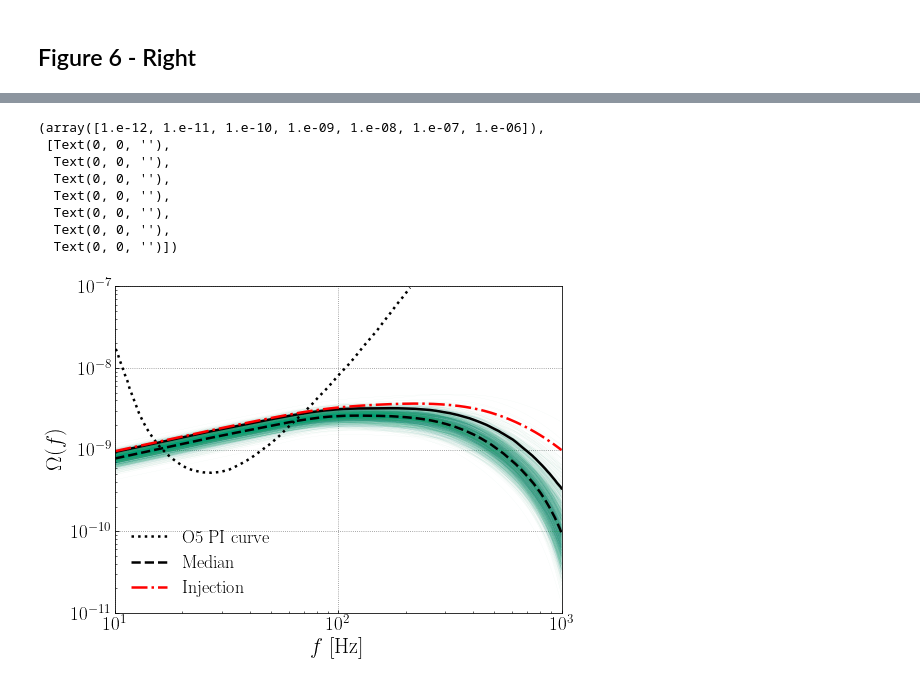
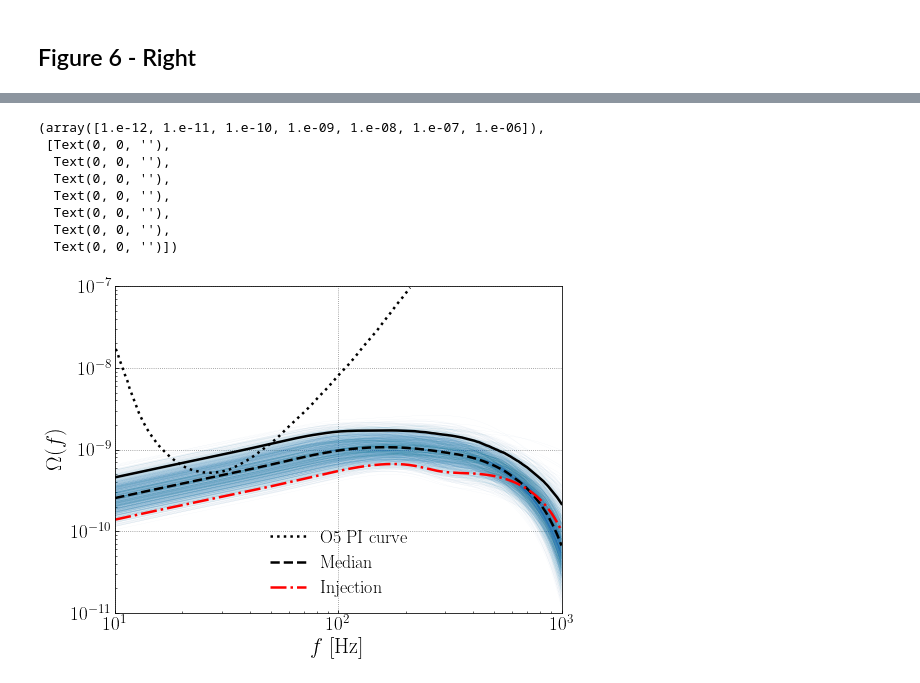
Before and after one commit to kevinturbang/bbh_gwb_time_delay_inference, a Jupyter notebook: figures/reproduce_figure_6.ipynb, the cells around one changed output, grey strips where cells are left out. Cells and saved outputs as stored; diff of their text form; code cells hidden in the pictures.

```diff
--- a/figures/reproduce_figure_6.ipynb
+++ b/figures/reproduce_figure_6.ipynb
@@ -109,10 +109,10 @@ R_inj_det = R20_det*merger_rate_tmp/rate_02_tmp
 # %%
 for ii in range(nTraces):
-    plt.plot(zs,p_z_CBC_GWB_MD_O5_detectable[ii],color=my_palette[2],lw=0.15,alpha=0.1)
-plt.plot(grid,np.quantile(p_z_CBC_GWB_MD_O5_detectable,0.05,axis=0),color='k', lw=2.5, alpha=1)
-plt.plot(grid,np.quantile(p_z_CBC_GWB_MD_O5_detectable,0.95,axis=0),color='k',lw=2.5, alpha=1)
-plt.plot(grid,np.median(p_z_CBC_GWB_MD_O5_detectable,axis=0),color='k', ls='dashed', lw=2.5, alpha=1, label="Median")
-plt.plot(grid,R_inj_det,color='r', ls='dashdot', lw=2.5, alpha=1, label="Injection")
+    plt.plot(zs,p_z_CBC_GWB_MD_O5_undetectable[ii],color=my_palette[0],lw=0.15,alpha=0.1)
+plt.plot(grid,np.quantile(p_z_CBC_GWB_MD_O5_undetectable,0.05,axis=0),color='k', lw=2.5, alpha=1)
+plt.plot(grid,np.quantile(p_z_CBC_GWB_MD_O5_undetectable,0.95,axis=0),color='k',lw=2.5, alpha=1)
+plt.plot(grid,np.median(p_z_CBC_GWB_MD_O5_undetectable,axis=0),color='k', ls='dashed', lw=2.5, alpha=1, label="Median")
+plt.plot(grid,R_inj_undet,color='r', ls='dashdot', lw=2.5, alpha=1, label="Injection")
 plt.yscale("log")
 plt.xlabel("Redshift $z$", fontsize=22)
 plt.xlim(0,10)
@@ -143,19 +143,19 @@ omg = OmegaGW_BBH(2.1,100.,all_zs)
 # %%
 freqs = np.arange(10,1000,1)
 # %%
-omega_array_det_MD = np.zeros(nTraces, dtype=np.ndarray)
+omega_array_undet_MD = np.zeros(nTraces, dtype=np.ndarray)
 for ii,ind in enumerate(random_indices):
     if ii%100==0:
         print(ii)
-    tdmin = stacked_samples_CBC_GWB_detectable_O5.td_min.values[ii]
-    lambda_td = stacked_samples_CBC_GWB_detectable_O5.lambda_td.values[ii]
-    metMin_td = stacked_samples_CBC_GWB_detectable_O5.metMin_td.values[ii]
-    logR20 = stacked_samples_CBC_GWB_detectable_O5.logR20.values[ii]
+    tdmin = stacked_samples_CBC_GWB_undetectable_O5.td_min.values[ii]
+    lambda_td = stacked_samples_CBC_GWB_undetectable_O5.lambda_td.values[ii]
+    metMin_td = stacked_samples_CBC_GWB_undetectable_O5.metMin_td.values[ii]
+    logR20 = stacked_samples_CBC_GWB_undetectable_O5.logR20.values[ii]
     merger_rate_tmp, rate_02_tmp = R_norm_MD(grid, metMin_td, lambda_td, tdmin)
     rate_tmp = jnp.interp(all_zs, zs, merger_rate_tmp)
-    omg.setProbs_plPeak(stacked_samples_CBC_GWB_detectable_O5.mMin[ii].data.flatten()[0],stacked_samples_CBC_GWB_detectable_O5.mMax[ii].data.flatten()[0],stacked_samples_CBC_GWB_detectable_O5.alpha[ii].data.flatten()[0],stacked_samples_CBC_GWB_detectable_O5.mu_m1[ii].data.flatten()[0],stacked_samples_CBC_GWB_detectable_O5.sig_m1[ii].data.flatten()[0],10.**stacked_samples_CBC_GWB_detectable_O5.log_f_peak[ii].data.flatten()[0],stacked_samples_CBC_GWB_detectable_O5.bq[ii].data.flatten()[0], stacked_samples_CBC_GWB_detectable_O5.R20[ii].data.flatten()[0], 10.**stacked_samples_CBC_GWB_detectable_O5.log_dmMax[ii].data.flatten()[0],10.**stacked_samples_CBC_GWB_detectable_O5.log_dmMin[ii].data.flatten()[0])
+    omg.setProbs_plPeak(stacked_samples_CBC_GWB_undetectable_O5.mMin[ii].data.flatten()[0],stacked_samples_CBC_GWB_undetectable_O5.mMax[ii].data.flatten()[0],stacked_samples_CBC_GWB_undetectable_O5.alpha[ii].data.flatten()[0],stacked_samples_CBC_GWB_undetectable_O5.mu_m1[ii].data.flatten()[0],stacked_samples_CBC_GWB_undetectable_O5.sig_m1[ii].data.flatten()[0],10.**stacked_samples_CBC_GWB_undetectable_O5.log_f_peak[ii].data.flatten()[0],stacked_samples_CBC_GWB_undetectable_O5.bq[ii].data.flatten()[0], stacked_samples_CBC_GWB_undetectable_O5.R20[ii].data.flatten()[0], 10.**stacked_samples_CBC_GWB_undetectable_O5.log_dmMax[ii].data.flatten()[0],10.**stacked_samples_CBC_GWB_undetectable_O5.log_dmMin[ii].data.flatten()[0])
     Omega_f = omg.eval(rate_tmp, rate_02_tmp, freqs)
-    omega_array_det_MD[ii] = Omega_f
+    omega_array_undet_MD[ii] = Omega_f
 # %% [output]
 WARNING:absl:No GPU/TPU found, falling back to CPU. (Set TF_CPP_MIN_LOG_LEVEL=0 and rerun for more info.)
 0
@@ -174,12 +174,12 @@ WARNING:absl:No GPU/TPU found, falling back to CPU. (Set TF_CPP_MIN_LOG_LEVEL=0
 1300
 1400
 # %%
-p_omega_array_det_MD = np.zeros((nTraces,freqs.shape[0]))
+p_omega_array_undet_MD = np.zeros((nTraces,freqs.shape[0]))
 for ii in range(nTraces):
-    p_omega_array_det_MD[ii,:] = omega_array_det_MD[ii]
+    p_omega_array_undet_MD[ii,:] = omega_array_undet_MD[ii]
 # %%
-omega_f_det = np.load("../data/Omega_detectable_O5.npy")
-freqs_file_det = np.load("../data/freqs_detectable_O5.npy")
+omega_f_undet = np.load("../data/Omega_undetectable_O5.npy")
+freqs_file_undet = np.load("../data/freqs_undetectable_O5.npy")
 # %%
 freqs_PI_O5 = np.array([])
 omega_PI_O5 = np.array([])
@@ -193,25 +193,25 @@ with open('../data/O5_PI_curve.csv') as csv_file:
         line_count += 1
 # %%
 for ii in range(nTraces):
-    plt.loglog(freqs, omega_array_det_MD[ii],color=my_palette[2],lw=0.15,alpha=0.1)
-plt.loglog(freqs,np.quantile(p_omega_array_det_MD,0.95,axis=0),color='k',lw=2.5, alpha=1)
+    plt.loglog(freqs, omega_array_undet_MD[ii],color=my_palette[0],lw=0.15,alpha=0.1)
+plt.loglog(freqs,np.quantile(p_omega_array_undet_MD,0.95,axis=0),color='k',lw=2.5, alpha=1)
 plt.loglog(freqs_PI_O5, omega_PI_O5, ls='dotted', c='k', lw=2.5, label="O5 PI curve")
-plt.loglog(freqs,np.median(p_omega_array_det_MD,axis=0),color='k', ls='dashed', lw=2.5, alpha=1, label="Median")
-plt.loglog(freqs_file_det, omega_f_det, ls='dashdot', c='r', lw=2.5, label="Injection")
+plt.loglog(freqs,np.median(p_omega_array_undet_MD,axis=0),color='k', ls='dashed', lw=2.5, alpha=1, label="Median")
+plt.loglog(freqs_file_undet, omega_f_undet, ls='dashdot', c='r', lw=2.5, label="Injection")
 plt.xlabel("$f$ [Hz]", fontsize=22)
 plt.ylim(1e-11,1e-7)
 plt.xlim(10,1000)
 plt.ylabel("$\Omega(f)$", fontsize=22)
 plt.legend(fontsize = 18)
 plt.xticks(fontsize=19)
 plt.yticks(fontsize=19)
 # %% [output]
 (array([1.e-12, 1.e-11, 1.e-10, 1.e-09, 1.e-08, 1.e-07, 1.e-06]),
  [Text(0, 0, ''),
   Text(0, 0, ''),
   Text(0, 0, ''),
   Text(0, 0, ''),
   Text(0, 0, ''),
   Text(0, 0, ''),
   Text(0, 0, '')])
-[figure, old version]
+[figure, new version]
```
Also changed, not shown: parts of 6 cells of this notebook, 4 other files.
